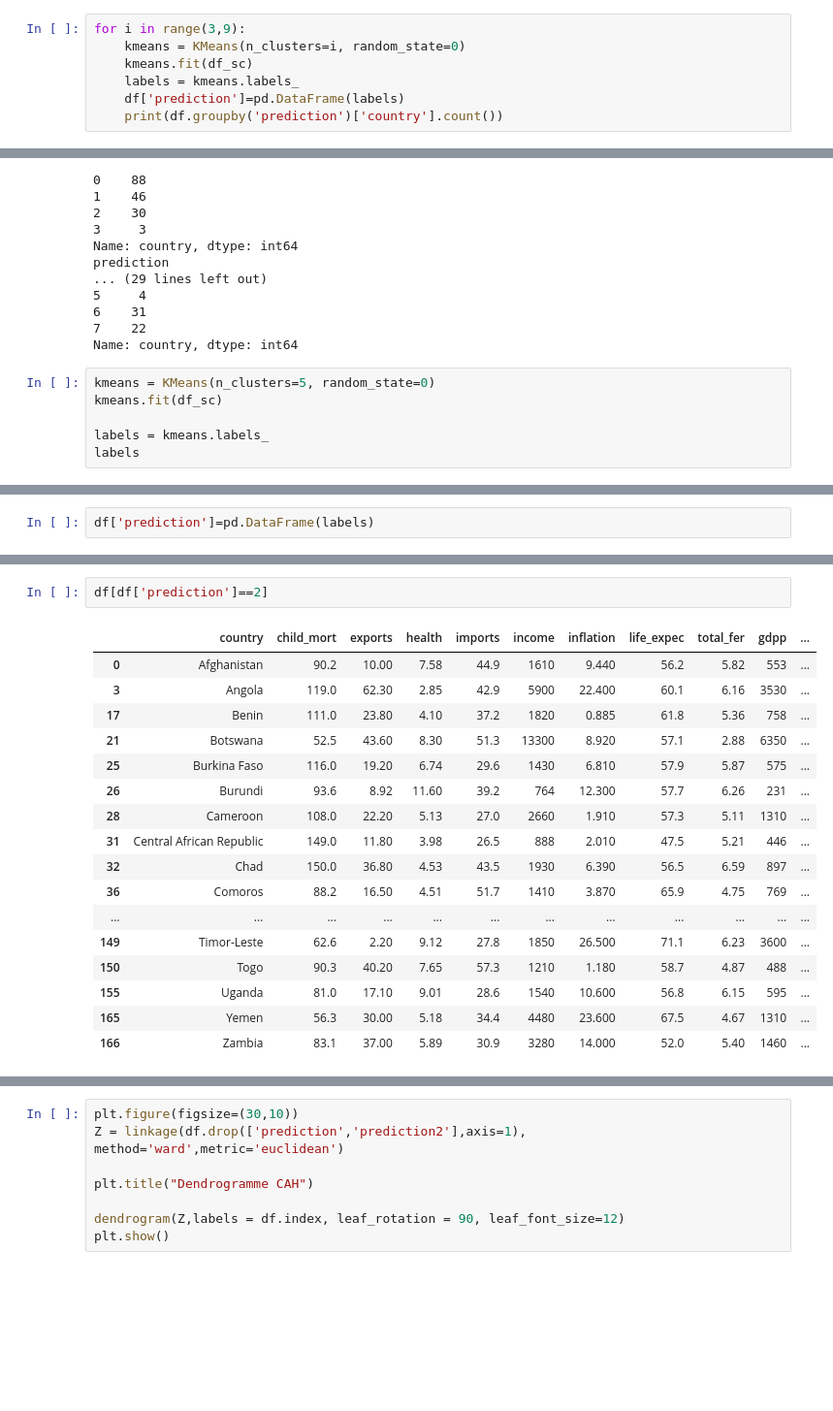
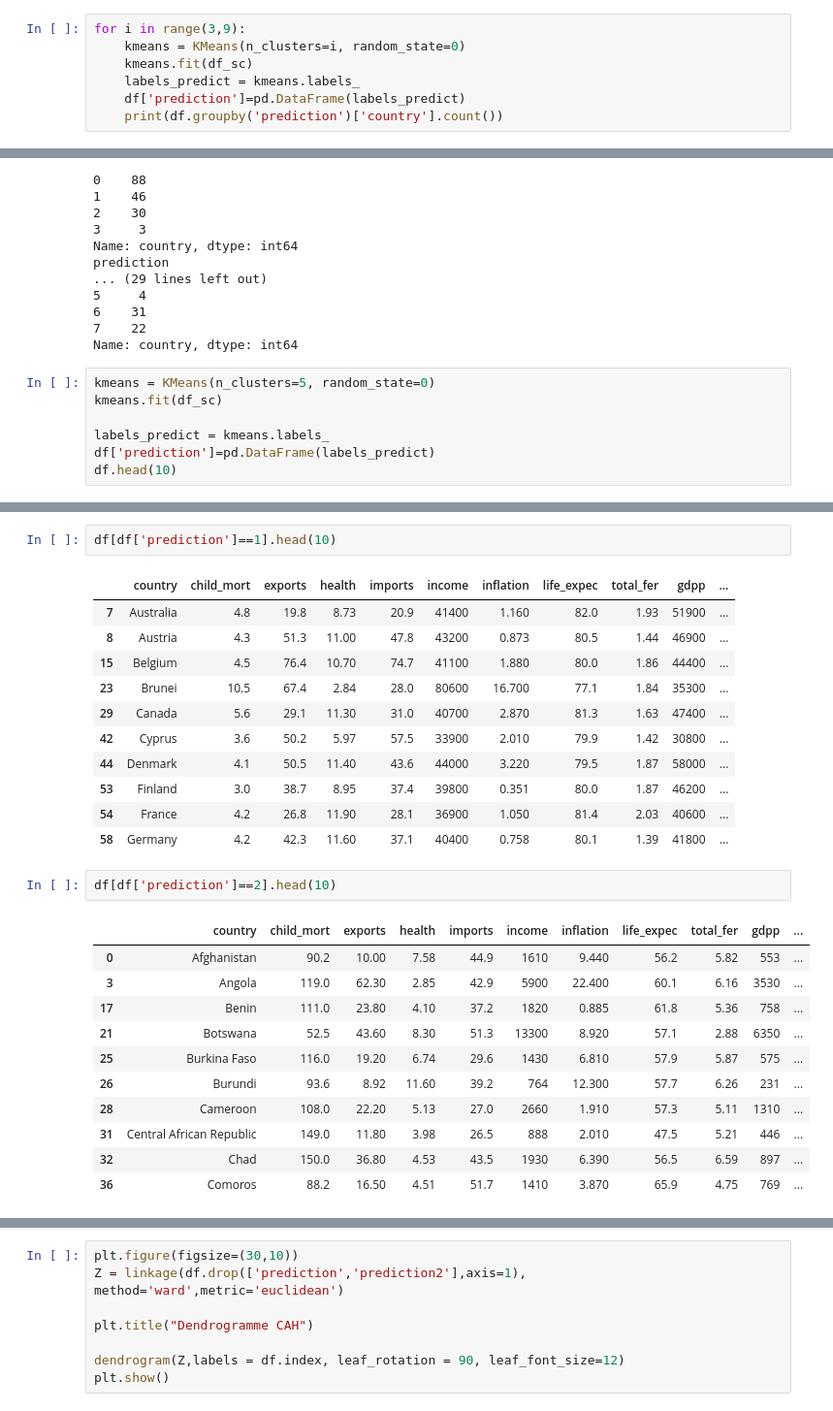
Before and after one commit to paulgst/Kaggle-Country-Data, a Jupyter notebook: Country_Data.ipynb, the cells around one changed output, grey strips where cells are left out. Shown at 97% size. Drawn from its saved outputs; the diff is of its cells as text; blank space fills up the shorter version.

```diff
--- a/Country_Data.ipynb
+++ b/Country_Data.ipynb
@@ -172,8 +161,8 @@ plt.show()
 for i in range(3,9):
     kmeans = KMeans(n_clusters=i, random_state=0)
     kmeans.fit(df_sc)
-    labels = kmeans.labels_
-    df['prediction']=pd.DataFrame(labels)
+    labels_predict = kmeans.labels_
+    df['prediction']=pd.DataFrame(labels_predict)
     print(df.groupby('prediction')['country'].count())
 # %% [output]
 prediction
@@ -197,6 +186,7 @@ Name: country, dtype: int64
 kmeans = KMeans(n_clusters=5, random_state=0)
 kmeans.fit(df_sc)
 
-labels = kmeans.labels_
-labels
+labels_predict = kmeans.labels_
+df['prediction']=pd.DataFrame(labels_predict)
+df.head(10)
 # %% [output]
@@ -211,2 +203,0 @@ array([2, 0, 3, 2, 0, 3, 3, 1, 1, 3, 0, 0, 3, 0, 0, 1, 0, 2, 0, 3, 0, 2,
-# %%
-df['prediction']=pd.DataFrame(labels)
@@ -300,20 +230,28 @@ round(df[df['prediction']==1].describe().T,2)
+# %%
+df[df['prediction']==1].head(10)
+# %% [output]
+|  | country | child_mort | exports | health | imports | income | inflation | life_expec | total_fer | gdpp | ... |
+| 7 | Australia | 4.8 | 19.8 | 8.73 | 20.9 | 41400 | 1.160 | 82.0 | 1.93 | 51900 | ... |
+| 8 | Austria | 4.3 | 51.3 | 11.00 | 47.8 | 43200 | 0.873 | 80.5 | 1.44 | 46900 | ... |
+| 15 | Belgium | 4.5 | 76.4 | 10.70 | 74.7 | 41100 | 1.880 | 80.0 | 1.86 | 44400 | ... |
+| 23 | Brunei | 10.5 | 67.4 | 2.84 | 28.0 | 80600 | 16.700 | 77.1 | 1.84 | 35300 | ... |
+| 29 | Canada | 5.6 | 29.1 | 11.30 | 31.0 | 40700 | 2.870 | 81.3 | 1.63 | 47400 | ... |
+| 42 | Cyprus | 3.6 | 50.2 | 5.97 | 57.5 | 33900 | 2.010 | 79.9 | 1.42 | 30800 | ... |
+| 44 | Denmark | 4.1 | 50.5 | 11.40 | 43.6 | 44000 | 3.220 | 79.5 | 1.87 | 58000 | ... |
+| 53 | Finland | 3.0 | 38.7 | 8.95 | 37.4 | 39800 | 0.351 | 80.0 | 1.87 | 46200 | ... |
+| 54 | France | 4.2 | 26.8 | 11.90 | 28.1 | 36900 | 1.050 | 81.4 | 2.03 | 40600 | ... |
+| 58 | Germany | 4.2 | 42.3 | 11.60 | 37.1 | 40400 | 0.758 | 80.1 | 1.39 | 41800 | ... |
 # %%
-df[df['prediction']==2]
+df[df['prediction']==2].head(10)
 # %% [output]
 |  | country | child_mort | exports | health | imports | income | inflation | life_expec | total_fer | gdpp | ... |
 | 0 | Afghanistan | 90.2 | 10.00 | 7.58 | 44.9 | 1610 | 9.440 | 56.2 | 5.82 | 553 | ... |
 | 3 | Angola | 119.0 | 62.30 | 2.85 | 42.9 | 5900 | 22.400 | 60.1 | 6.16 | 3530 | ... |
 | 17 | Benin | 111.0 | 23.80 | 4.10 | 37.2 | 1820 | 0.885 | 61.8 | 5.36 | 758 | ... |
 | 21 | Botswana | 52.5 | 43.60 | 8.30 | 51.3 | 13300 | 8.920 | 57.1 | 2.88 | 6350 | ... |
 | 25 | Burkina Faso | 116.0 | 19.20 | 6.74 | 29.6 | 1430 | 6.810 | 57.9 | 5.87 | 575 | ... |
 | 26 | Burundi | 93.6 | 8.92 | 11.60 | 39.2 | 764 | 12.300 | 57.7 | 6.26 | 231 | ... |
 | 28 | Cameroon | 108.0 | 22.20 | 5.13 | 27.0 | 2660 | 1.910 | 57.3 | 5.11 | 1310 | ... |
 | 31 | Central African Republic | 149.0 | 11.80 | 3.98 | 26.5 | 888 | 2.010 | 47.5 | 5.21 | 446 | ... |
 | 32 | Chad | 150.0 | 36.80 | 4.53 | 43.5 | 1930 | 6.390 | 56.5 | 6.59 | 897 | ... |
 | 36 | Comoros | 88.2 | 16.50 | 4.51 | 51.7 | 1410 | 3.870 | 65.9 | 4.75 | 769 | ... |
-| ... | ... | ... | ... | ... | ... | ... | ... | ... | ... | ... | ... |
-| 149 | Timor-Leste | 62.6 | 2.20 | 9.12 | 27.8 | 1850 | 26.500 | 71.1 | 6.23 | 3600 | ... |
-| 150 | Togo | 90.3 | 40.20 | 7.65 | 57.3 | 1210 | 1.180 | 58.7 | 4.87 | 488 | ... |
-| 155 | Uganda | 81.0 | 17.10 | 9.01 | 28.6 | 1540 | 10.600 | 56.8 | 6.15 | 595 | ... |
-| 165 | Yemen | 56.3 | 30.00 | 5.18 | 34.4 | 4480 | 23.600 | 67.5 | 4.67 | 1310 | ... |
-| 166 | Zambia | 83.1 | 37.00 | 5.89 | 30.9 | 3280 | 14.000 | 52.0 | 5.40 | 1460 | ... |
```
Also changed, not shown: parts of 29 cells of this notebook.
